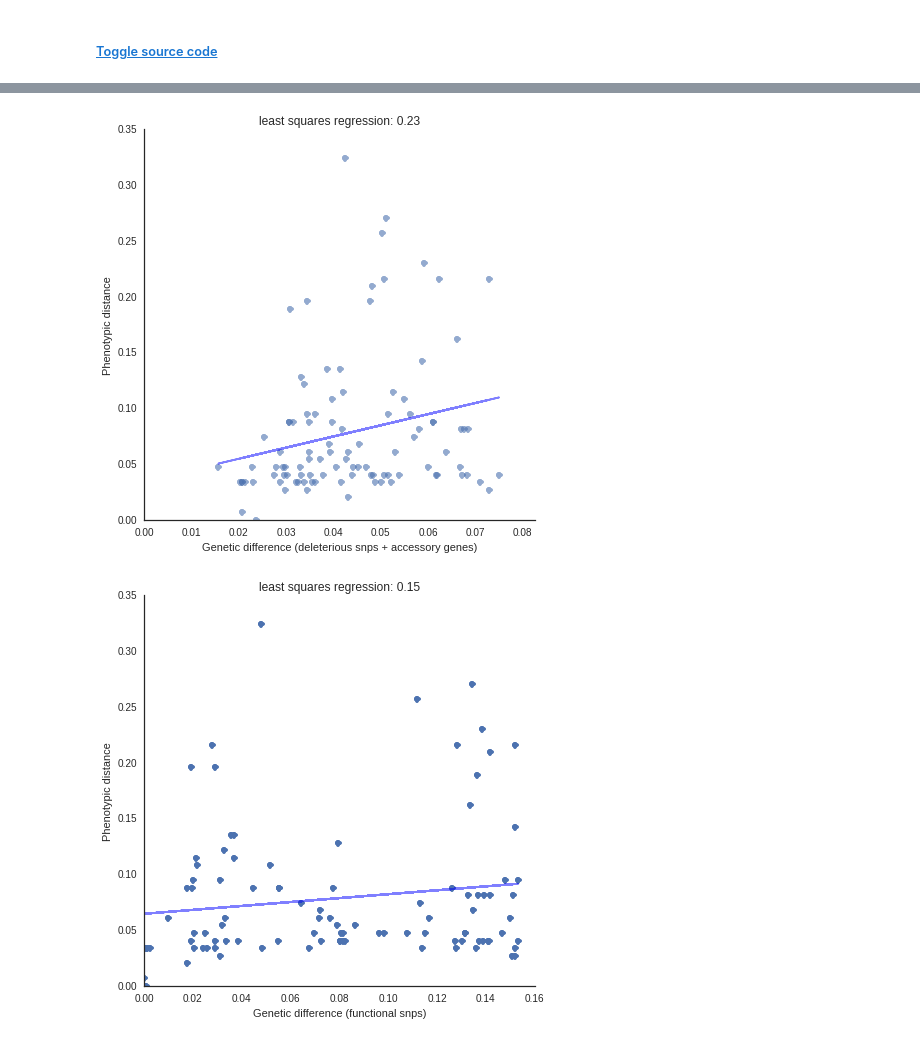
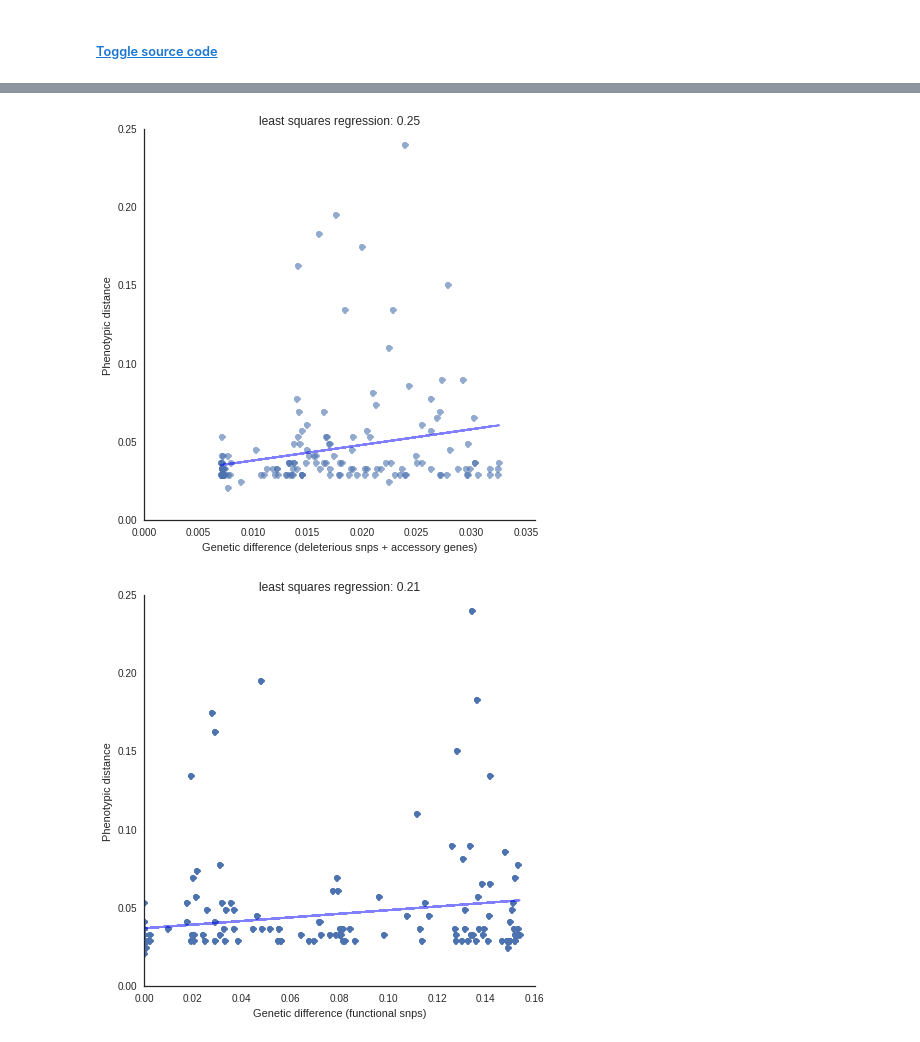
Before and after one commit to mgalardini/screenings, a Jupyter notebook: notebooks/phenotypes_genetics.ipynb, the cells around one changed output, grey strips where cells are left out. Cells and saved outputs as stored; diff of their text form; code cells hidden in the pictures.

```diff
--- a/notebooks/phenotypes_genetics.ipynb
+++ b/notebooks/phenotypes_genetics.ipynb
@@ -154,8 +172,8 @@ clf.fit(np.array([[x[0][0], x[1][0]] for x in values]),
         np.array([x[2] for x in values]))
 pass
 # %%
-d = {'phenotype':[x[2][0] for x in values],
-     'genotype':[(x[0]*clf.coef_[0][0] + x[1]*clf.coef_[0][1])[0] for x in values]}
+d = {'phenotype':[x[2] for x in values],
+     'genotype':[(x[0]*clf.coef_[0] + x[1]*clf.coef_[1]) for x in values]}
 d = pd.DataFrame(d)
 # %%
 plt.figure(figsize=(7, 7))
@@ -196,14 +214,18 @@ plt.figure(figsize=(7, 7))
 snps_values = []
 for strain, x in snps_dist.items():
     for strain1 in {k for k in phen_dist if strain.split('_')[0] == k}:
-        snps_values.append((x, phen_dist[strain1]))
+        if phen_dist[strain1].shape[0] > 1:
+            value = phen_dist[strain1][0]
+        else:
+            value = phen_dist[strain1]
+        snps_values.append((float(x), float(value)))
 
 plt.plot([x[0] for x in snps_values],
          [x[1] for x in snps_values],
          'o')
 
 slope, intercept, r_value, p_value, std_err = stats.linregress([x[0] for x in snps_values],
-                                                               [x[1][0] for x in snps_values])
+                                                               [x[1] for x in snps_values])
 line = slope*np.array([x[0] for x in snps_values])+intercept
 plt.plot([x[0] for x in snps_values],line,'b-', alpha=0.5)
 
@@ -219,35 +241,39 @@ values = []
 for strain, x in snps_dist.items():
     for strain1 in {k for k in phen_dist if strain.split('_')[0] == k}:
         if strain not in acc_dist:continue
-        values.append((x, acc_dist[strain], phen_dist[strain1]))
+        if phen_dist[strain1].shape[0] > 1:
+            value = phen_dist[strain1][0]
+        else:
+            value = phen_dist[strain1]
+        values.append((float(x), float(acc_dist[strain]), float(value)))
 # %%
 clf = linear_model.LinearRegression()
-clf.fit(np.array([[x[0], x[1][0]] for x in values]),
+clf.fit(np.array([[x[0], x[1]] for x in values]),
         np.array([x[2] for x in values]))
 pass
 # %%
 plt.figure(figsize=(7, 7))
 
-vx = [x[0]*clf.coef_[0][0] + x[1]*clf.coef_[0][1] for x in values]
+vx = [x[0]*clf.coef_[0] + x[1]*clf.coef_[1] for x in values]
 plt.plot(vx,
          [x[2] for x in values],
          'o',
          alpha=0.6)
 
-slope, intercept, r_value, p_value, std_err = stats.linregress([x[0] for x in vx],
-                                                [x[2][0] for x in values])
+slope, intercept, r_value, p_value, std_err = stats.linregress([x for x in vx],
+                                                [x[2] for x in values])
 line = slope*np.array(vx)+intercept
 plt.plot(vx,line,'b-', alpha=0.5)
 
 plt.title('least squares regression: %.2f'%r_value)
 plt.xlabel('Genetic difference (deleterious snps + accessory genes)')
 plt.ylabel('Phenotypic distance')
 
 plt.xlim(0, max(vx)+max(vx)*0.1)
 
 sns.despine()
 # %% [output]
-[figure, old version]
+[figure, new version]
 # %%
 # Read deleterious SNPs table
 snps = pd.read_table('../SNPs_functional_matrix.tsv')
@@ -264,14 +290,18 @@ plt.figure(figsize=(7, 7))
 snps_values = []
 for strain, x in snps_dist.items():
     for strain1 in {k for k in phen_dist if strain.split('_')[0] == k}:
-        snps_values.append((x, phen_dist[strain1]))
+        if phen_dist[strain1].shape[0] > 1:
+            value = phen_dist[strain1][0]
+        else:
+            value = phen_dist[strain1]
+        snps_values.append((float(x), float(value)))
 
 plt.plot([x[0] for x in snps_values],
          [x[1] for x in snps_values],
          'o')
 
 slope, intercept, r_value, p_value, std_err = stats.linregress([x[0] for x in snps_values],
-                                                               [x[1][0] for x in snps_values])
+                                                               [x[1] for x in snps_values])
 line = slope*np.array([x[0] for x in snps_values])+intercept
 plt.plot([x[0] for x in snps_values],line,'b-', alpha=0.5)
 
@@ -281,7 +311,7 @@ plt.ylabel('Phenotypic distance')
 
 sns.despine()
 # %% [output]
-[figure, old version]
+[figure, new version]
 # %%
 values = []
 for strain, x in snps_dist.items():
```
Also changed, not shown: parts of 16 cells of this notebook, 1 other file.
